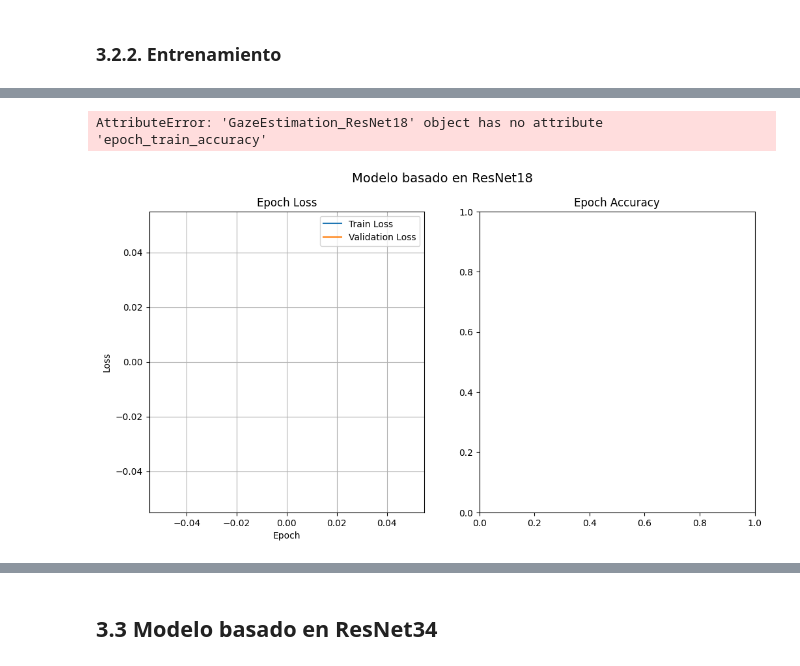
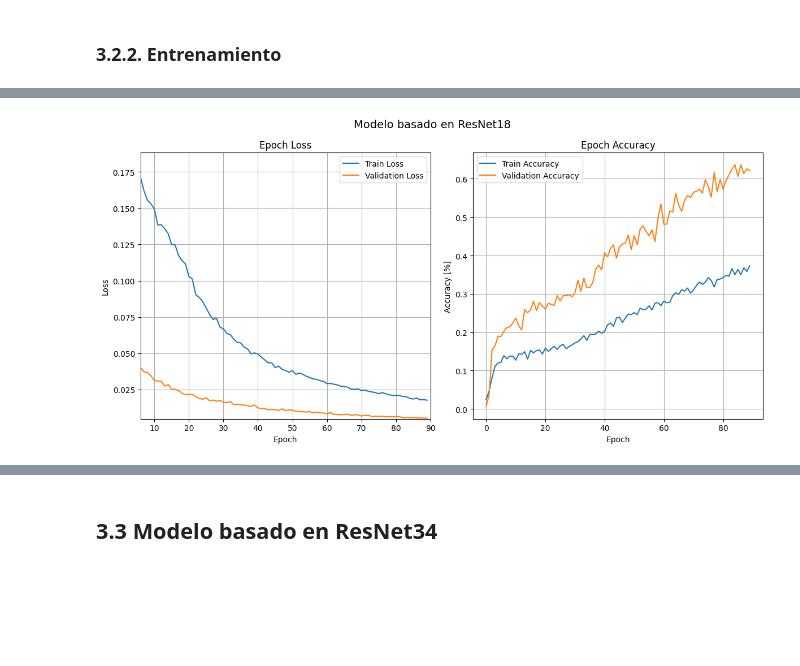
Before and after one commit to lsaraco/vpc2_project, a Jupyter notebook: main.ipynb, the cells around one changed output, grey strips where cells are left out. Saved outputs shown, nothing was run; the diff lists cells and outputs as text; code cells hidden in the pictures; blank space fills up the shorter version.

Commit message:
Ultimos entrenamientos en resnet18. Queda reemplazar la resnet34 por otro modelo.

```diff
--- a/main.ipynb
+++ b/main.ipynb
@@ -257,11 +257,11 @@ from torchsummary import summary
 ### 3.1.1 Instanciación
 # %%
 # Instanciación del modelo con una red CNN propia
-model_cnn_propia = CNN_custom(name="cnn_propia__lr_fixed__initk_5x5")
+model_cnn_propia = CNN_custom(name="cnn_propia__lr_dynamic__initk_3x3__less_dropoutd")
 model_cnn_propia.dynamic_lr = True
-model_cnn_propia.lr_adjustment_ratio = 0.1
-model_cnn_propia.minimum_lr = 1e-4
-model_cnn_propia.lr_epochs_adjustment = 20 # Cada 20 epochs se reduce el learning rate por un factor de 0.2
+model_cnn_propia.lr_adjustment_ratio = 0.3
+model_cnn_propia.minimum_lr = 5e-5
+model_cnn_propia.lr_epochs_adjustment = 20 # Cada 20 epochs se reduce el learning rate por un factor de 0.3
 
 # Al ser un problema de regresión se usa MSELoss
 criterion = nn.MSELoss()
@@ -292,5 +292,5 @@ Estimated Total Size (MB): 42.49
 # %% [markdown]
 ### 3.1.2. Entrenamiento
 # %%
-model_cnn_propia.fit(train_loader, val_loader, criterion, optimizer, epochs=120, device=device, save_model=True)
+model_cnn_propia.fit(train_loader, val_loader, criterion, optimizer, epochs=90, device=device, save_model=True)
 # %% [output]
@@ -355,7 +334,7 @@ tensor([[-0.3136, -0.4275],
 ### 3.2.1. Instanciación
 # %%
 # Instanciación del modelo con resnet18
-model_resnet18 = GazeEstimation_ResNet18(name="resnet18",pretrained=True) #Debug en True para ver qué capas son entrenables y cuáles no
+model_resnet18 = GazeEstimation_ResNet18(name="resnet18_individual_fc_dropout",pretrained=True) #Debug en True para ver qué capas son entrenables y cuáles no
 model_resnet18.dynamic_lr = False
 model_resnet18.lr_epochs_adjustment = 30 # Cada 30 epochs se reduce el learning rate por un factor de 0.1
 
@@ -388,4 +367,4 @@ Estimated Total Size (MB): 106.57
 # %% [markdown]
 ### 3.2.2. Entrenamiento
 # %%
-# model_resnet18.fit(train_loader, val_loader, criterion, optimizer, epochs=90, device=device, save_model=True)
+model_resnet18.fit(train_loader, val_loader, criterion, optimizer, epochs=90, device=device, save_model=True)
@@ -392,7 +406,6 @@ Estimated Total Size (MB): 106.57
 # %%
-# plot_metrics(model_resnet18,title="Modelo basado en ResNet18")
+plot_metrics(model_resnet18,title="Modelo basado en ResNet18")
 # %% [output]
-AttributeError: 'GazeEstimation_ResNet18' object has no attribute 'epoch_train_accuracy'
-[figure, old version]
+[figure, new version]
 # %%
 # Para probar que se haya guardado bien el mejor modelo entrenado
```
Also changed, not shown: parts of 19 cells of this notebook, 9 other files.
